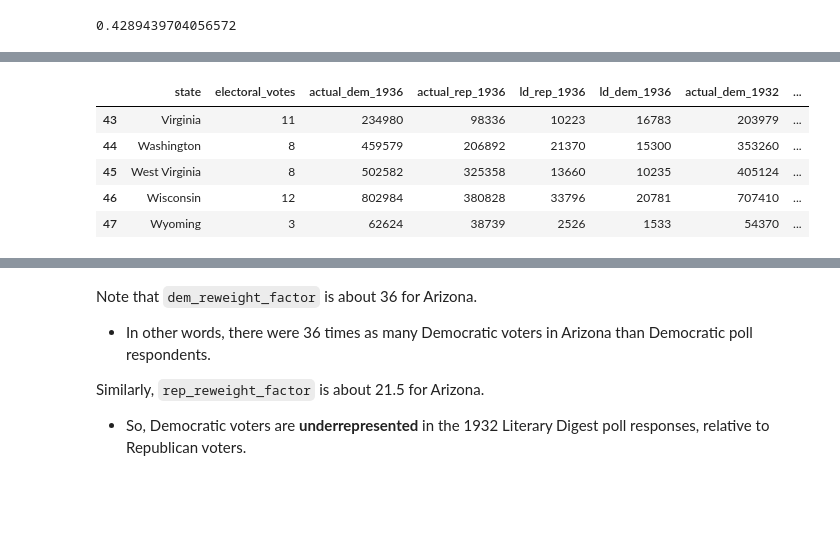
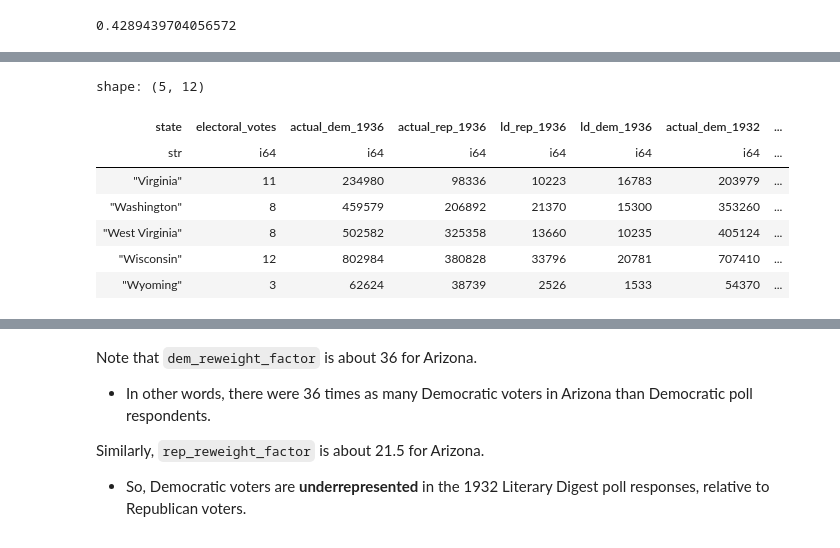
Before and after one commit to DS-100/course-notes, a Jupyter notebook: content/sampling/sampling.ipynb, the cells around one changed output, grey strips where cells are left out. Saved outputs shown, nothing was run; the diff lists cells and outputs as text; code cells hidden in the pictures; blank space fills up the shorter version.

```diff
--- a/content/sampling/sampling.ipynb
+++ b/content/sampling/sampling.ipynb
@@ -354,6 +460,6 @@ Literary Digest also had a 1932 poll! We will use this data for post-stratificat
 
 Note: Votes from parties other than Democratic and Republican are excluded from this dataset.
 # %%
-poll = pd.read_csv('data/literary-digest-summary-data.csv')
+poll = pl.read_csv('data/literary-digest-summary-data.csv')
 poll.head()
 # %% [output]
@@ -424,13 +585,17 @@ Let's make the **big** assumption that respondents in `ld_dem_1932` are represen
 
 - All we need to do is divide the actual vote counts by the corresponding number of respondents, for each combination of party and state.
 # %%
-poll['dem_reweight_factor'] = poll['actual_dem_1932'] / poll['ld_dem_1932']
-poll['rep_reweight_factor'] = poll['actual_rep_1932'] / poll['ld_rep_1932']
+poll = poll.with_columns(
+    (pl.col('actual_dem_1932') / pl.col('ld_dem_1932')).alias('dem_reweight_factor'),
+    (pl.col('actual_rep_1932') / pl.col('ld_rep_1932')).alias('rep_reweight_factor'),
+)
 poll.tail()
 # %% [output]
+shape: (5, 12)
-|  | state | electoral_votes | actual_dem_1936 | actual_rep_1936 | ld_rep_1936 | ld_dem_1936 | actual_dem_1932 | ... |
-| 43 | Virginia | 11 | 234980 | 98336 | 10223 | 16783 | 203979 | ... |
-| 44 | Washington | 8 | 459579 | 206892 | 21370 | 15300 | 353260 | ... |
-| 45 | West Virginia | 8 | 502582 | 325358 | 13660 | 10235 | 405124 | ... |
-| 46 | Wisconsin | 12 | 802984 | 380828 | 33796 | 20781 | 707410 | ... |
-| 47 | Wyoming | 3 | 62624 | 38739 | 2526 | 1533 | 54370 | ... |
+| state | electoral_votes | actual_dem_1936 | actual_rep_1936 | ld_rep_1936 | ld_dem_1936 | actual_dem_1932 | ... |
+| str | i64 | i64 | i64 | i64 | i64 | i64 | ... |
+| "Virginia" | 11 | 234980 | 98336 | 10223 | 16783 | 203979 | ... |
+| "Washington" | 8 | 459579 | 206892 | 21370 | 15300 | 353260 | ... |
+| "West Virginia" | 8 | 502582 | 325358 | 13660 | 10235 | 405124 | ... |
+| "Wisconsin" | 12 | 802984 | 380828 | 33796 | 20781 | 707410 | ... |
+| "Wyoming" | 3 | 62624 | 38739 | 2526 | 1533 | 54370 | ... |
```
Also changed, not shown: parts of 23 cells of this notebook.
